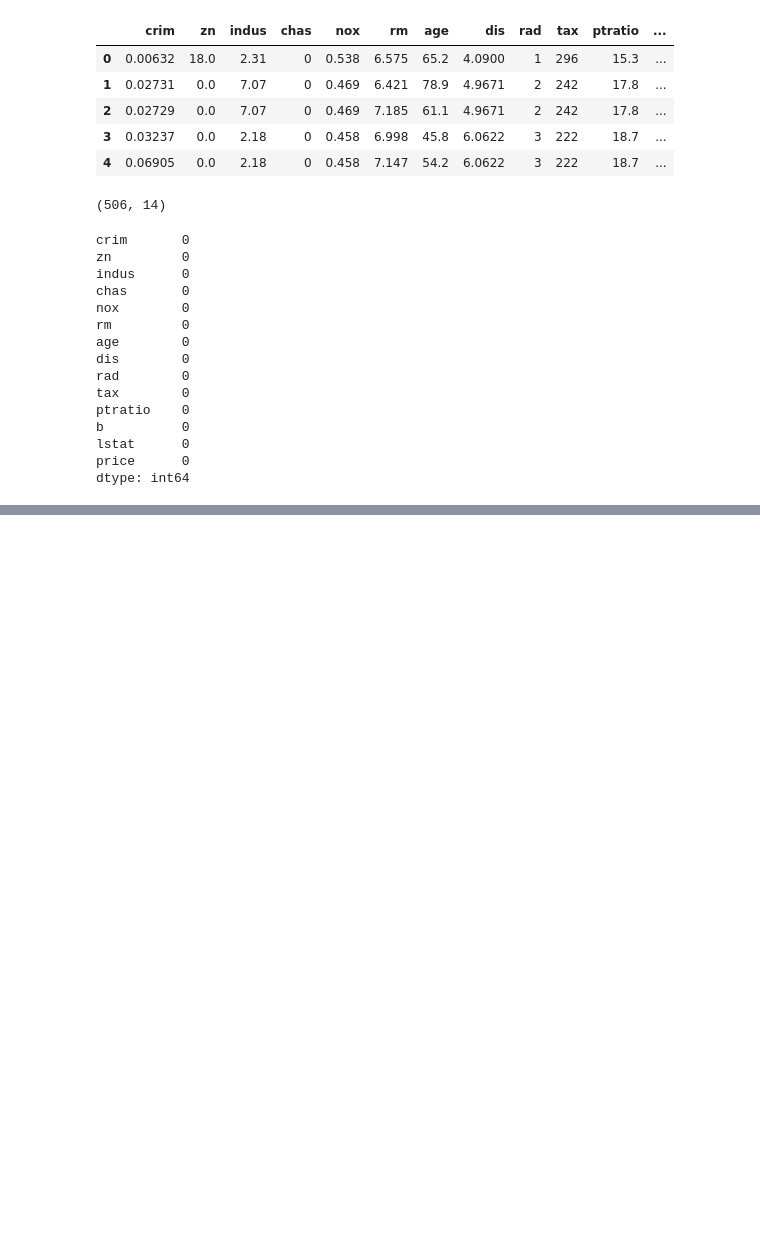
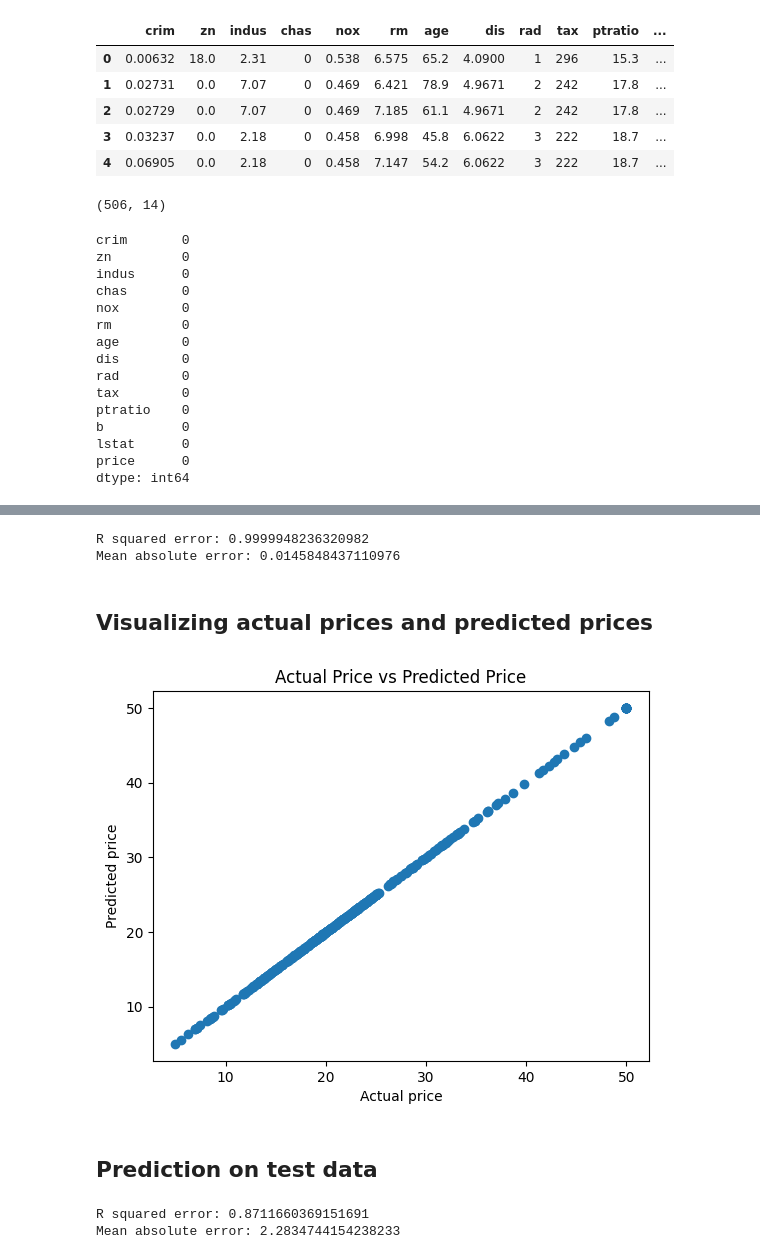
Before and after one commit to Luciano-C/ML-Course-Siddhardhan, a Jupyter notebook: 02/04_House_Price_Prediction.ipynb, the cells around one changed output, grey strips where cells are left out. Cells and saved outputs as stored; diff of their text form; code cells hidden in the pictures; blank space fills up the shorter version.

```diff
--- a/02/04_House_Price_Prediction.ipynb
+++ b/02/04_House_Price_Prediction.ipynb
@@ -60,0 +114,2 @@ house_price_dataframe.describe()
+# %%
+X_train, X_test, Y_train, Y_test = train_test_split(X, Y, test_size=0.2, random_state=2)
@@ -60,0 +124,6 @@ house_price_dataframe.describe()
+# %%
+# Loading the model
+model = XGBRegressor()
+# %%
+# Training the model with X_train
+model.fit(X_train, Y_train)
@@ -60,0 +145,3 @@ house_price_dataframe.describe()
+# %%
+# Accuracy for prediction on training data
+training_model_prediction = model.predict(X_train)
@@ -60,0 +174,18 @@ house_price_dataframe.describe()
+# %%
+print(f"R squared error: {score_1}")
+print(f"Mean absolute error: {score_2}")
+# %% [output]
+R squared error: 0.9999948236320982
+Mean absolute error: 0.0145848437110976
+# %% [markdown]
+## Visualizing actual prices and predicted prices
+# %%
+plt.scatter(Y_train, training_model_prediction)
+plt.xlabel('Actual price')
+plt.ylabel('Predicted price')
+plt.title('Actual Price vs Predicted Price')
+plt.show()
+# %% [output]
+[figure, added]
+# %% [markdown]
+## Prediction on test data
@@ -60,0 +201,6 @@ house_price_dataframe.describe()
+# %%
+print(f"R squared error: {score_3}")
+print(f"Mean absolute error: {score_4}")
+# %% [output]
+R squared error: 0.8711660369151691
+Mean absolute error: 2.2834744154238233
```
Also changed, not shown: parts of 20 cells of this notebook.
